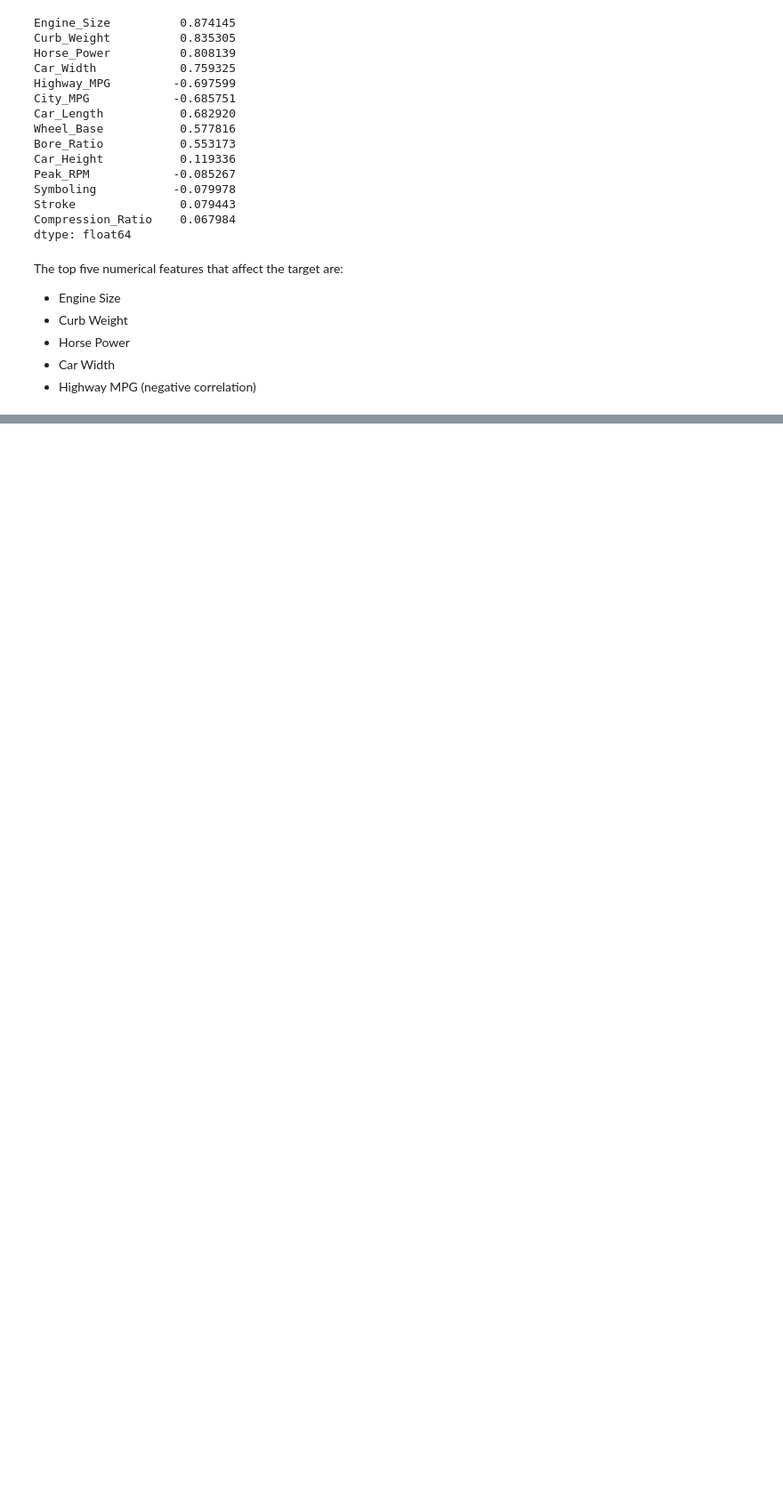
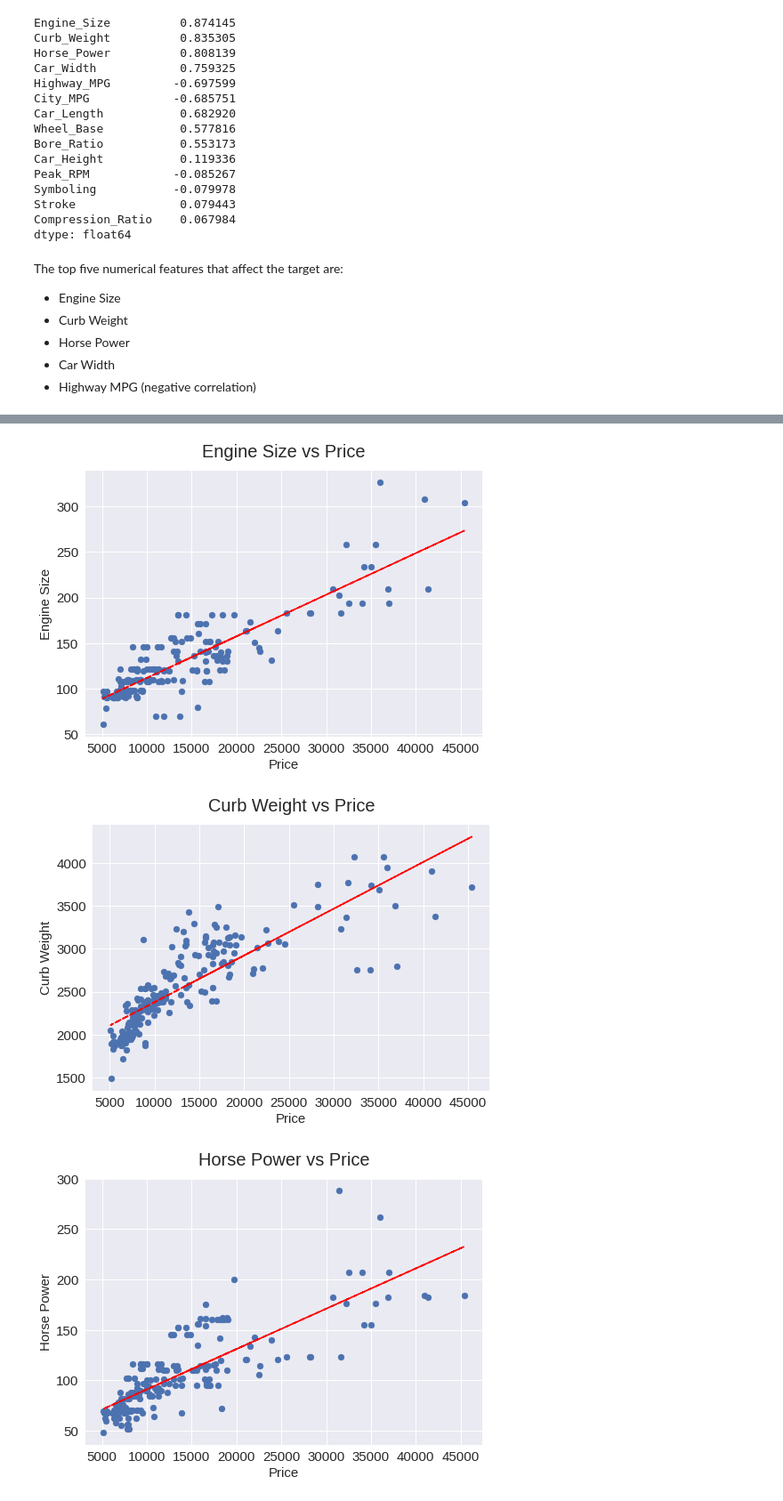
Before and after one commit to ialkamal/project2-machine-learning, a Jupyter notebook: Project2.ipynb, the cells around one changed output, grey strips where cells are left out. Shown at 89% size. Cells and saved outputs as stored; diff of their text form; code cells hidden in the pictures; blank space fills up the shorter version.

```diff
--- a/Project2.ipynb
+++ b/Project2.ipynb
@@ -536,0 +544,16 @@ The top five numerical features that affect the target are:
+# %%
+for c in ['Engine_Size','Curb_Weight','Horse_Power','Car_Width','Highway_MPG','City_MPG','Car_Length','Wheel_Base','Bore_Ratio']:
+  plt.scatter(df["Price"],df[c])
+  z = np.polyfit(df["Price"], df[c], 1)
+  p = np.poly1d(z)
+  plt.plot(df["Price"], p(df["Price"]), "r--")
+  plt.title(c.replace("_"," ") + " vs Price",size=20,y=1.03)
+  plt.xlabel("Price",size=15)
+  plt.ylabel(c.replace("_"," "),size=15)
+  plt.xticks(fontsize=15)
+  plt.yticks(fontsize=15)
+  plt.show()
+# %% [output]
+[figure, added]
+[figure, added]
+[figure, added]
```
Also changed, not shown: parts of 10 cells of this notebook.
